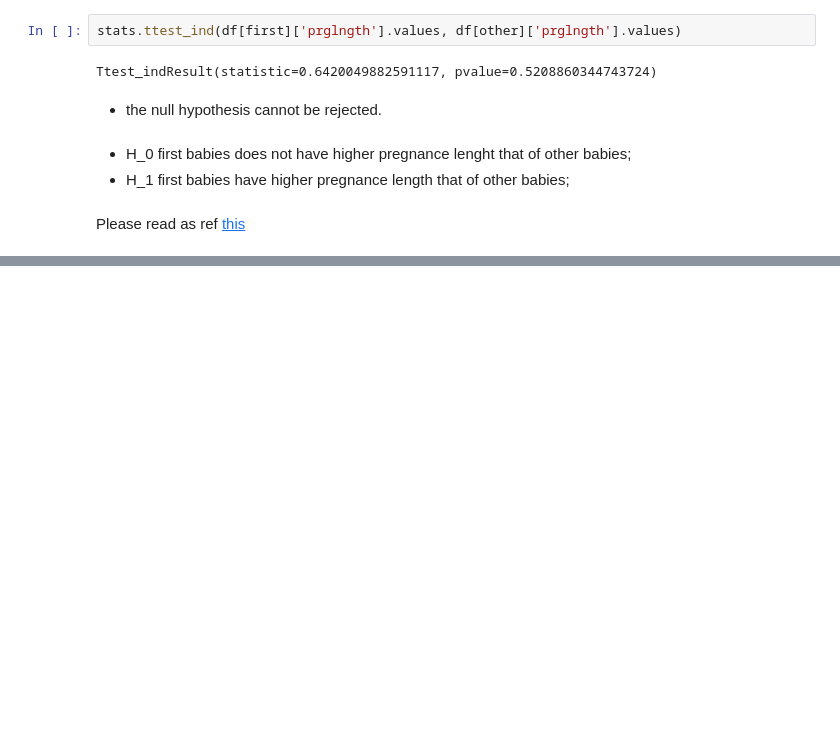
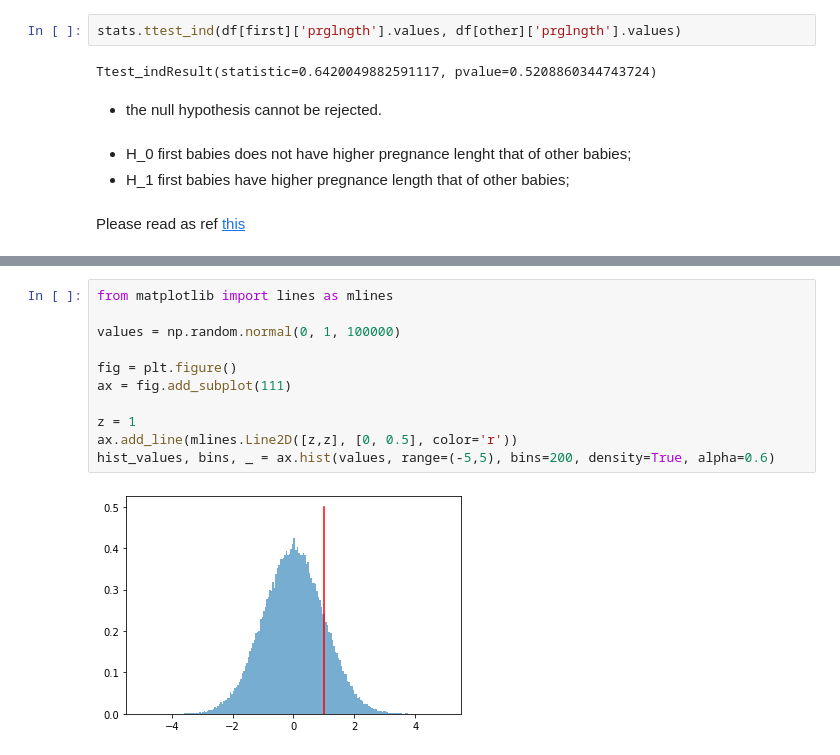
Before and after one commit to valdirsalustino/mentorship, a Jupyter notebook: statistics/rw_statistics_01.ipynb, the cells around one changed output, grey strips where cells are left out. Drawn from its saved outputs; the diff is of its cells as text; blank space fills up the shorter version.

```diff
--- a/statistics/rw_statistics_01.ipynb
+++ b/statistics/rw_statistics_01.ipynb
@@ -598,0 +626,13 @@ Please read as ref [this](https://machinelearningmastery.com/statistical-hypothe
+# %%
+from matplotlib import lines as mlines
+
+values = np.random.normal(0, 1, 100000)
+
+fig = plt.figure()
+ax = fig.add_subplot(111)
+
+z = 1
+ax.add_line(mlines.Line2D([z,z], [0, 0.5], color='r'))
+hist_values, bins, _ = ax.hist(values, range=(-5,5), bins=200, density=True, alpha=0.6)
+# %% [output]
+[figure, added]
```
Also changed, not shown: parts of 43 cells of this notebook.
